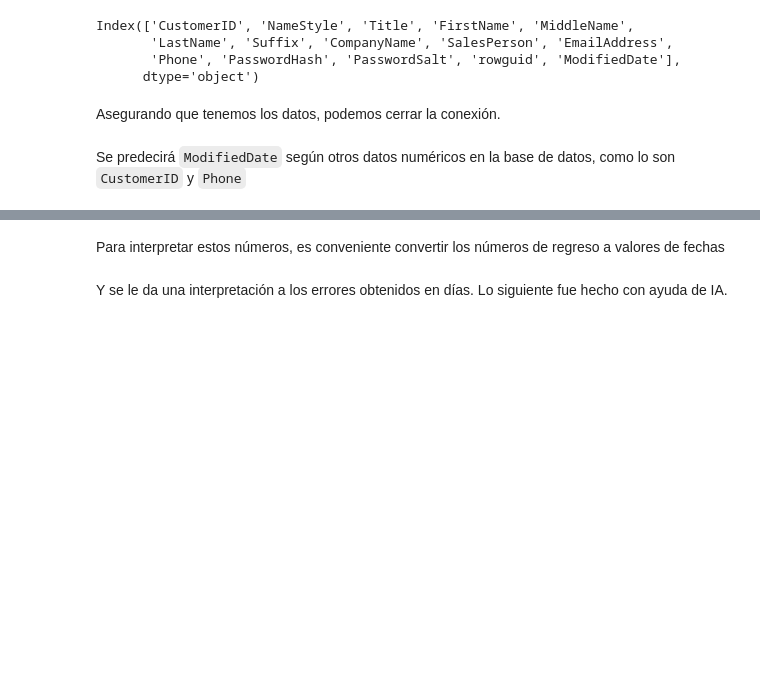
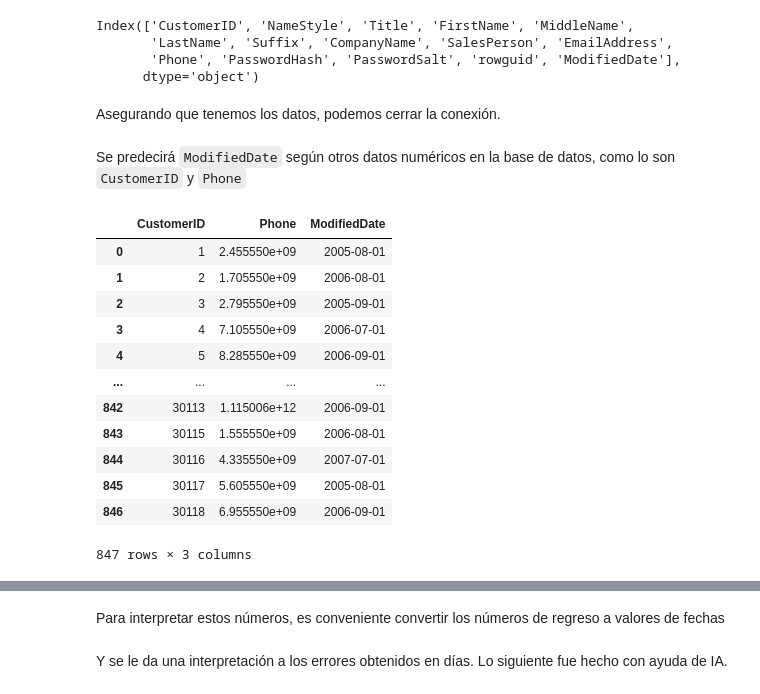
Before and after one commit to A01754270/Comando-estelar-, a Jupyter notebook: clase4.ipynb, the cells around one changed output, grey strips where cells are left out. Saved outputs shown, nothing was run; the diff lists cells and outputs as text; code cells hidden in the pictures; blank space fills up the shorter version.

```diff
--- a/clase4.ipynb
+++ b/clase4.ipynb
@@ -85,13 +85,30 @@ from sklearn.model_selection import train_test_split
 from sklearn.linear_model import LinearRegression
 from sklearn.metrics import mean_squared_error, r2_score
 import numpy as np
+# %%
+datos = datos[['CustomerID', 'Phone', 'ModifiedDate']]
 # %%
 datos['Phone'] = datos['Phone'].str.replace('-', '')
 datos['Phone'] = datos['Phone'].str.replace(' ', '')
 datos['Phone'] = datos['Phone'].str.replace('(', '')
 datos['Phone'] = datos['Phone'].str.replace(')', '')
 datos['Phone'] = datos['Phone'].str.replace('+', '')
 datos['Phone'] = datos['Phone'].astype(np.float64)
+datos
+# %% [output]
+|  | CustomerID | Phone | ModifiedDate |
+| 0 | 1 | 2.455550e+09 | 2005-08-01 |
+| 1 | 2 | 1.705550e+09 | 2006-08-01 |
+| 2 | 3 | 2.795550e+09 | 2005-09-01 |
+| 3 | 4 | 7.105550e+09 | 2006-07-01 |
+| 4 | 5 | 8.285550e+09 | 2006-09-01 |
+| ... | ... | ... | ... |
+| 842 | 30113 | 1.115006e+12 | 2006-09-01 |
+| 843 | 30115 | 1.555550e+09 | 2006-08-01 |
+| 844 | 30116 | 4.335550e+09 | 2007-07-01 |
+| 845 | 30117 | 5.605550e+09 | 2005-08-01 |
+| 846 | 30118 | 6.955550e+09 | 2006-09-01 |
+847 rows × 3 columns
 # %%
 datos['ModifiedDate'] = pd.to_datetime(datos['ModifiedDate'])
 datos['ModifiedDate'] = datos['ModifiedDate'].map(pd.Timestamp.timestamp)
```
Also changed, not shown: parts of 4 cells of this notebook, 1 other file.
